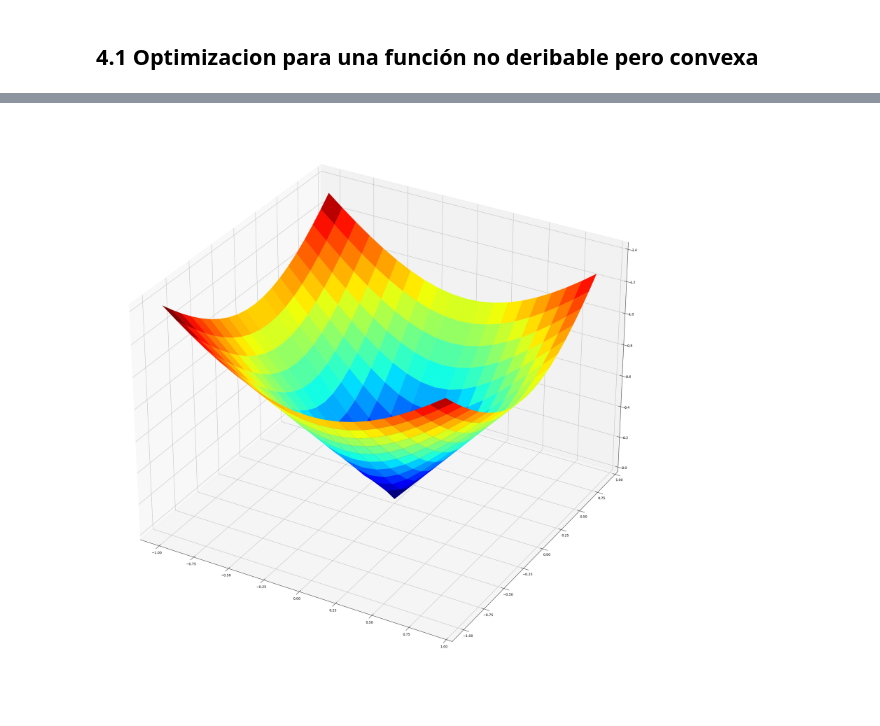
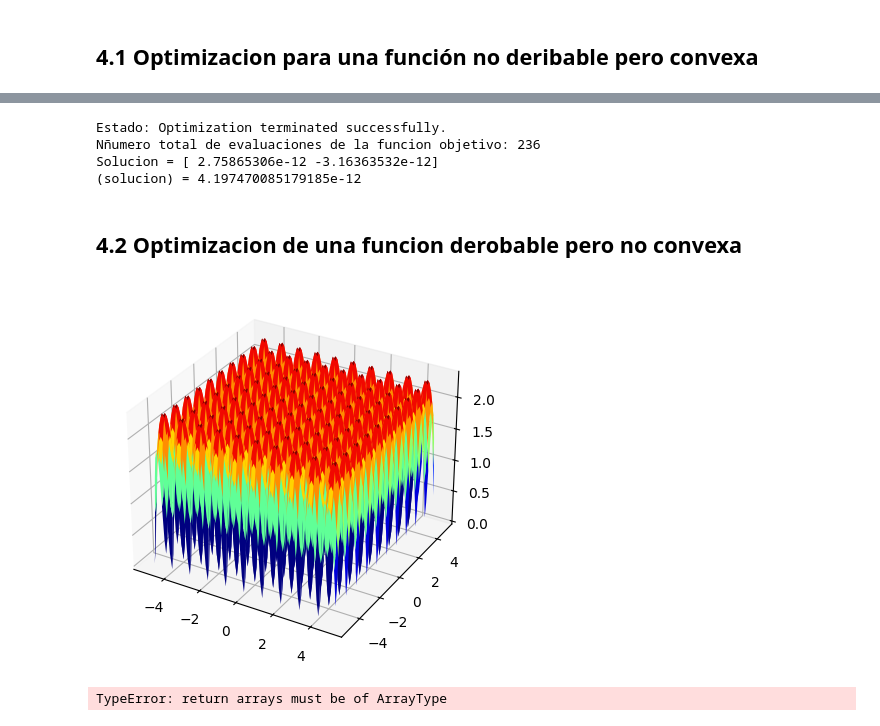
Before and after one commit to IvanYagual/Optimizacion, a Jupyter notebook: src/practica_3.ipynb, the cells around one changed output, grey strips where cells are left out. Saved outputs shown, nothing was run; the diff lists cells and outputs as text; code cells hidden in the pictures.

```diff
--- a/src/practica_3.ipynb
+++ b/src/practica_3.ipynb
@@ -21,7 +27,0 @@ result = objective(v)
-# %%
-fig, ax =  plt.subplots(subplot_kw={'projection':'3d'}, figsize=(30,30))
-ax.plot_surface(x, y, result, cmap='jet')
-
-plt.show()
-# %% [output]
-[figure, removed]
@@ -27,0 +30,53 @@ plt.show()
+# %%
+initial_guess =r_min + np.random.rand(2) * (r_max - r_min)
+
+result = minimize(objective, initial_guess, method='powell')
+
+
+print("Estado: %s" %result['message'])
+print("Nñumero total de evaluaciones de la funcion objetivo: %d" %result['nfev'])
+print("Solucion =", result['x'])
+
+solution = result['x']
+print("(solucion) =", objective(solution))
+# %% [output]
+Estado: Optimization terminated successfully.
+Nñumero total de evaluaciones de la funcion objetivo: 236
+Solucion = [ 2.75865306e-12 -3.16363532e-12]
+(solucion) = 4.197470085179185e-12
+# %% [markdown]
+## 4.2 Optimizacion de una funcion derobable pero no convexa
+# %%
+# funcion de Ackley
+def ackley(v):
+    x, y = v
+    f = -20.0 * np.exp(-0,2 * np.sqrt(0.5 * (x**2 + y**2))) - np.exp(0.5 * (np.cos(2 * np.pi * x) + np.cos(2 * np.pi * y))) + np.e + 20
+    return f
+# %%
+r_min, r_max = -5.0, 5.0
+xaxis = np.arange(r_min, r_max, 0.1)
+yaxis = np.arange(r_min, r_max, 0.1)
+x, y = np.meshgrid(xaxis, yaxis)
+v = x, y
+result = ackley(v)
+
+fig, ax =  plt.subplots(subplot_kw={'projection':'3d'})
+ax.plot_surface(x, y, result, cmap='jet')
+
+plt.show()
+# %% [output]
+[figure, added]
+# %%
+initial_guess =r_min + np.random.rand(2) * (r_max - r_min)
+
+result = minimize(ackley, initial_guess, method='powell')
+
+
+print("Estado: %s" %result['message'])
+print("Nñumero total de evaluaciones de la funcion objetivo: %d" %result['nfev'])
+print("Solucion =", result['x'])
+
+solution = result['x']
+print("(solucion) =", ackley(solution))
+# %% [output]
+TypeError: return arrays must be of ArrayType
```
Also changed, not shown: parts of 2 cells of this notebook, 4 other files.
